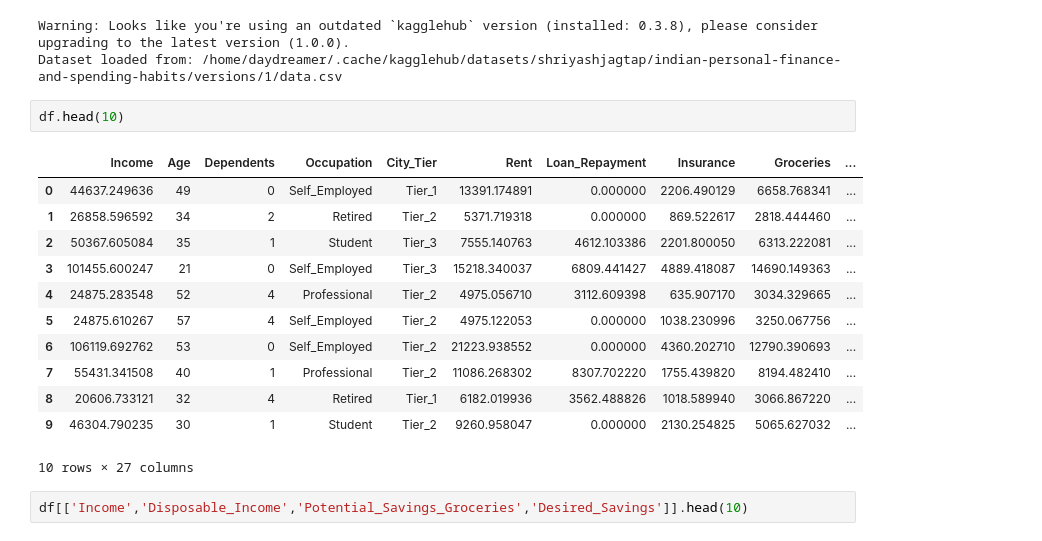
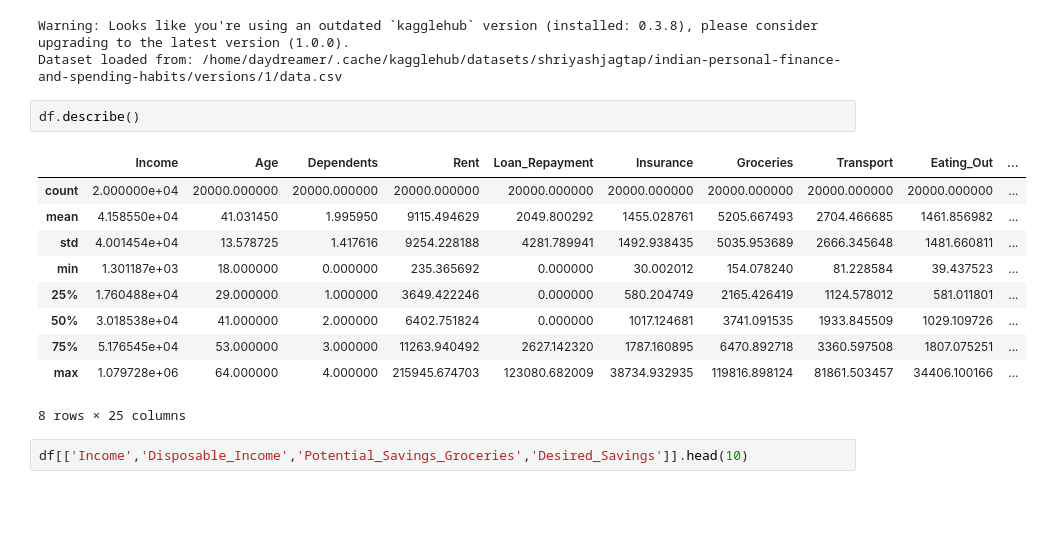
Before and after one commit to KiranJCodes/GithubProjects, a Jupyter notebook: Spening Habits/Spending Habits.ipynb, the cells around one changed output. Saved outputs shown, nothing was run; the diff lists cells and outputs as text; blank space fills up the shorter version.

```diff
--- a/Spening Habits/Spending Habits.ipynb
+++ b/Spening Habits/Spending Habits.ipynb
@@ -24,20 +31,18 @@ except Exception as e:
 Warning: Looks like you're using an outdated `kagglehub` version (installed: 0.3.8), please consider upgrading to the latest version (1.0.0).
 Dataset loaded from: /home/daydreamer/.cache/kagglehub/datasets/shriyashjagtap/indian-personal-finance-and-spending-habits/versions/1/data.csv
 # %%
-df.head(10)
+df.describe()
 # %% [output]
-|  | Income | Age | Dependents | Occupation | City_Tier | Rent | Loan_Repayment | Insurance | Groceries | ... |
-| 0 | 44637.249636 | 49 | 0 | Self_Employed | Tier_1 | 13391.174891 | 0.000000 | 2206.490129 | 6658.768341 | ... |
-| 1 | 26858.596592 | 34 | 2 | Retired | Tier_2 | 5371.719318 | 0.000000 | 869.522617 | 2818.444460 | ... |
-| 2 | 50367.605084 | 35 | 1 | Student | Tier_3 | 7555.140763 | 4612.103386 | 2201.800050 | 6313.222081 | ... |
-| 3 | 101455.600247 | 21 | 0 | Self_Employed | Tier_3 | 15218.340037 | 6809.441427 | 4889.418087 | 14690.149363 | ... |
-| 4 | 24875.283548 | 52 | 4 | Professional | Tier_2 | 4975.056710 | 3112.609398 | 635.907170 | 3034.329665 | ... |
-| 5 | 24875.610267 | 57 | 4 | Self_Employed | Tier_2 | 4975.122053 | 0.000000 | 1038.230996 | 3250.067756 | ... |
-| 6 | 106119.692762 | 53 | 0 | Self_Employed | Tier_2 | 21223.938552 | 0.000000 | 4360.202710 | 12790.390693 | ... |
-| 7 | 55431.341508 | 40 | 1 | Professional | Tier_2 | 11086.268302 | 8307.702220 | 1755.439820 | 8194.482410 | ... |
-| 8 | 20606.733121 | 32 | 4 | Retired | Tier_1 | 6182.019936 | 3562.488826 | 1018.589940 | 3066.867220 | ... |
-| 9 | 46304.790235 | 30 | 1 | Student | Tier_2 | 9260.958047 | 0.000000 | 2130.254825 | 5065.627032 | ... |
+|  | Income | Age | Dependents | Rent | Loan_Repayment | Insurance | Groceries | Transport | Eating_Out | ... |
+| count | 2.000000e+04 | 20000.000000 | 20000.000000 | 20000.000000 | 20000.000000 | 20000.000000 | 20000.000000 | 20000.000000 | 20000.000000 | ... |
+| mean | 4.158550e+04 | 41.031450 | 1.995950 | 9115.494629 | 2049.800292 | 1455.028761 | 5205.667493 | 2704.466685 | 1461.856982 | ... |
+| std | 4.001454e+04 | 13.578725 | 1.417616 | 9254.228188 | 4281.789941 | 1492.938435 | 5035.953689 | 2666.345648 | 1481.660811 | ... |
+| min | 1.301187e+03 | 18.000000 | 0.000000 | 235.365692 | 0.000000 | 30.002012 | 154.078240 | 81.228584 | 39.437523 | ... |
+| 25% | 1.760488e+04 | 29.000000 | 1.000000 | 3649.422246 | 0.000000 | 580.204749 | 2165.426419 | 1124.578012 | 581.011801 | ... |
+| 50% | 3.018538e+04 | 41.000000 | 2.000000 | 6402.751824 | 0.000000 | 1017.124681 | 3741.091535 | 1933.845509 | 1029.109726 | ... |
+| 75% | 5.176545e+04 | 53.000000 | 3.000000 | 11263.940492 | 2627.142320 | 1787.160895 | 6470.892718 | 3360.597508 | 1807.075251 | ... |
+| max | 1.079728e+06 | 64.000000 | 4.000000 | 215945.674703 | 123080.682009 | 38734.932935 | 119816.898124 | 81861.503457 | 34406.100166 | ... |
-10 rows × 27 columns
+8 rows × 25 columns
 # %%
 df[['Income','Disposable_Income','Potential_Savings_Groceries','Desired_Savings']].head(10)
 # %% [output]
```
Also changed, not shown: parts of 13 cells of this notebook.
